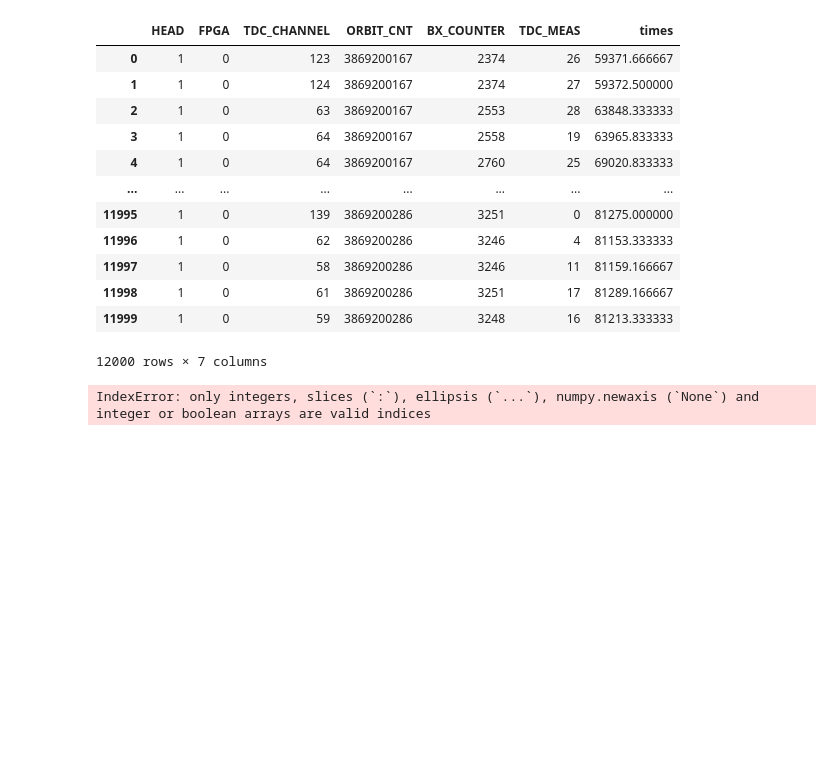
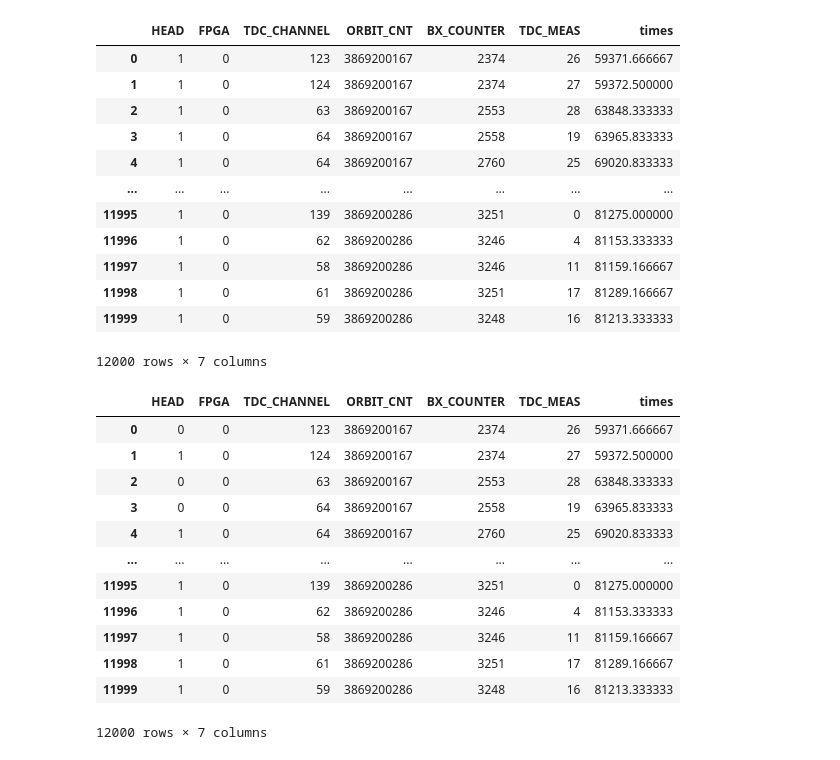
Before and after one commit to Sara-Munafo/LaboratoryOfComputationalPhysics_Y5, a Jupyter notebook: 06_Pandas_exercises.ipynb, the cells around one changed output. Drawn from its saved outputs; the diff is of its cells as text; code cells hidden in the pictures; blank space fills up the shorter version.

```diff
--- a/06_Pandas_exercises.ipynb
+++ b/06_Pandas_exercises.ipynb
@@ -152,9 +140,3 @@ Total time: 58377517177.50002 ns
 | 11998 | 1 | 0 | 61 | 3869200286 | 3251 | 17 | 81289.166667 |
 | 11999 | 1 | 0 | 59 | 3869200286 | 3248 | 16 | 81213.333333 |
 12000 rows × 7 columns
-# %%
-#5
-
-data = data[data['HEAD']
-# %% [output]
-IndexError: only integers, slices (`:`), ellipsis (`...`), numpy.newaxis (`None`) and integer or boolean arrays are valid indices
@@ -160,0 +148,16 @@ IndexError: only integers, slices (`:`), ellipsis (`...`), numpy.newaxis (`None`
+# %%
+data
+# %% [output]
+|  | HEAD | FPGA | TDC_CHANNEL | ORBIT_CNT | BX_COUNTER | TDC_MEAS | times |
+| 0 | 0 | 0 | 123 | 3869200167 | 2374 | 26 | 59371.666667 |
+| 1 | 1 | 0 | 124 | 3869200167 | 2374 | 27 | 59372.500000 |
+| 2 | 0 | 0 | 63 | 3869200167 | 2553 | 28 | 63848.333333 |
+| 3 | 0 | 0 | 64 | 3869200167 | 2558 | 19 | 63965.833333 |
+| 4 | 1 | 0 | 64 | 3869200167 | 2760 | 25 | 69020.833333 |
+| ... | ... | ... | ... | ... | ... | ... | ... |
+| 11995 | 1 | 0 | 139 | 3869200286 | 3251 | 0 | 81275.000000 |
+| 11996 | 1 | 0 | 62 | 3869200286 | 3246 | 4 | 81153.333333 |
+| 11997 | 1 | 0 | 58 | 3869200286 | 3246 | 11 | 81159.166667 |
+| 11998 | 1 | 0 | 61 | 3869200286 | 3251 | 17 | 81289.166667 |
+| 11999 | 1 | 0 | 59 | 3869200286 | 3248 | 16 | 81213.333333 |
+12000 rows × 7 columns
```
Also changed, not shown: parts of 12 cells of this notebook.
